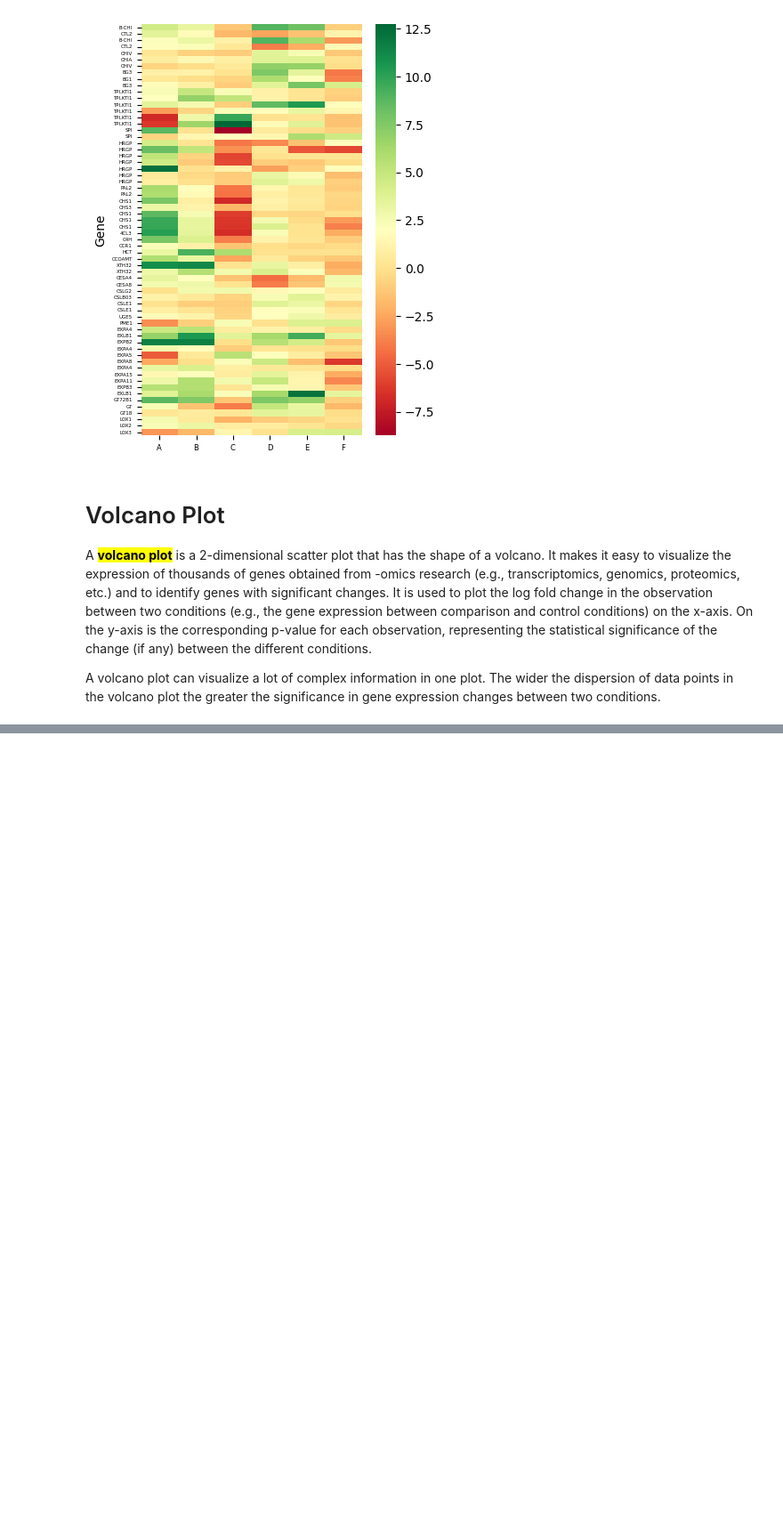
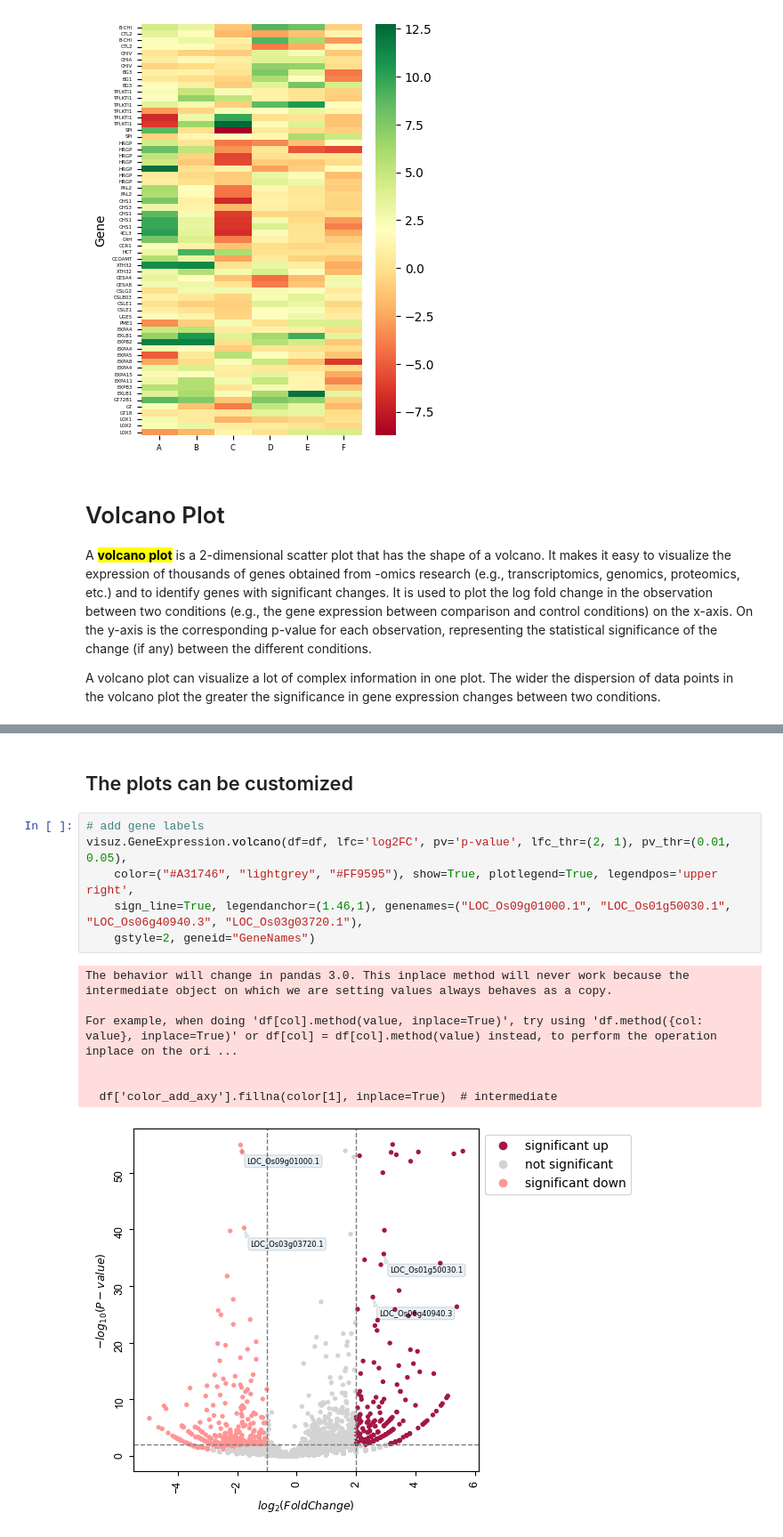
Before and after one commit to Collins331/Precision-Medicine, a Jupyter notebook: Statistics/data_visualization.ipynb, the cells around one changed output, grey strips where cells are left out. Shown at 89% size. Drawn from its saved outputs; the diff is of its cells as text; blank space fills up the shorter version.

```diff
--- a/Statistics/data_visualization.ipynb
+++ b/Statistics/data_visualization.ipynb
@@ -93,0 +152,16 @@ A volcano plot can visualize a lot of complex information in one plot. The wider
+# %% [markdown]
+## The plots can be customized
+# %%
+# add gene labels
+visuz.GeneExpression.volcano(df=df, lfc='log2FC', pv='p-value', lfc_thr=(2, 1), pv_thr=(0.01, 0.05),
+    color=("#A31746", "lightgrey", "#FF9595"), show=True, plotlegend=True, legendpos='upper right',
+    sign_line=True, legendanchor=(1.46,1), genenames=("LOC_Os09g01000.1", "LOC_Os01g50030.1", "LOC_Os06g40940.3", "LOC_Os03g03720.1"),
+    gstyle=2, geneid="GeneNames")
+# %% [output]
+The behavior will change in pandas 3.0. This inplace method will never work because the intermediate object on which we are setting values always behaves as a copy.
+
+For example, when doing 'df[col].method(value, inplace=True)', try using 'df.method({col: value}, inplace=True)' or df[col] = df[col].method(value) instead, to perform the operation inplace on the ori ...
+
+
+  df['color_add_axy'].fillna(color[1], inplace=True)  # intermediate
+[figure, added]
```
Also changed, not shown: parts of 8 cells of this notebook, 2 other files.
